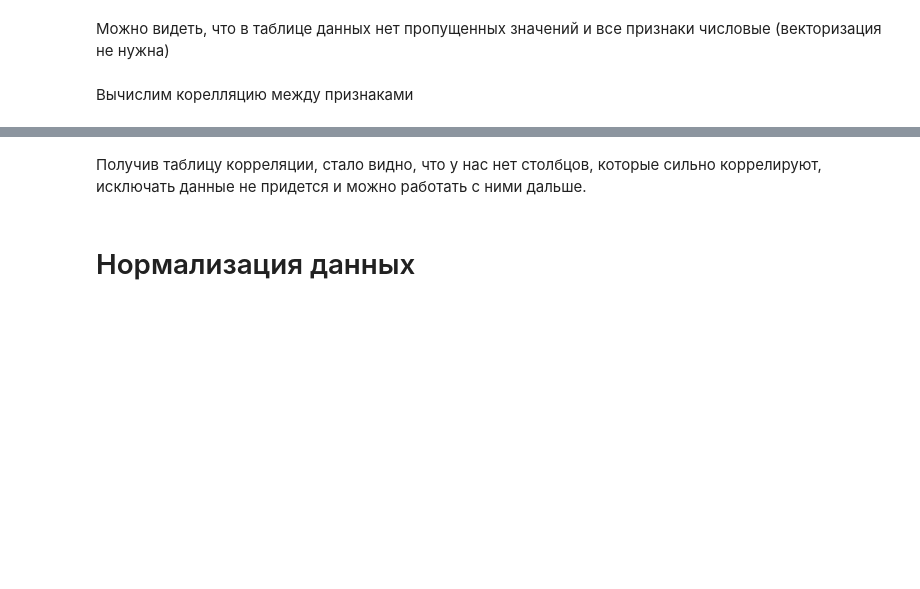
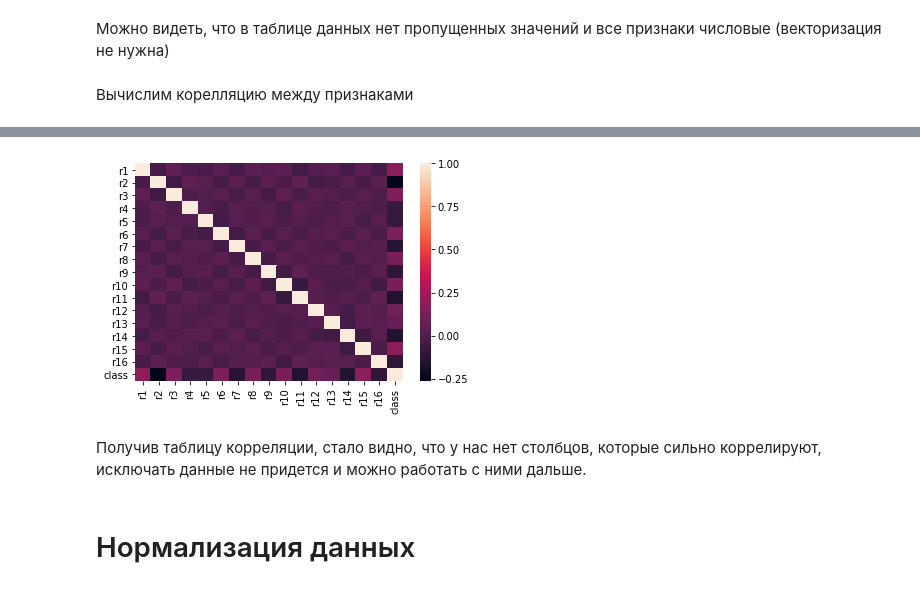
Before and after one commit to ksusha-gorskaya/DataAnalysis, a Jupyter notebook: Lab1_DataAnalysis.ipynb, the cells around one changed output, grey strips where cells are left out. Cells and saved outputs as stored; diff of their text form; code cells hidden in the pictures; blank space fills up the shorter version.

```diff
--- a/Lab1_DataAnalysis.ipynb
+++ b/Lab1_DataAnalysis.ipynb
@@ -219,3 +221,7 @@ corrTable
+# %%
+ax = sns.heatmap(corrTable)
+# %% [output]
+[figure, added]
 # %%
 for i in corrTable:
     for j in corrTable.index[corrTable[i] > 0.9]:
```
Also changed, not shown: parts of 1 cell of this notebook.
